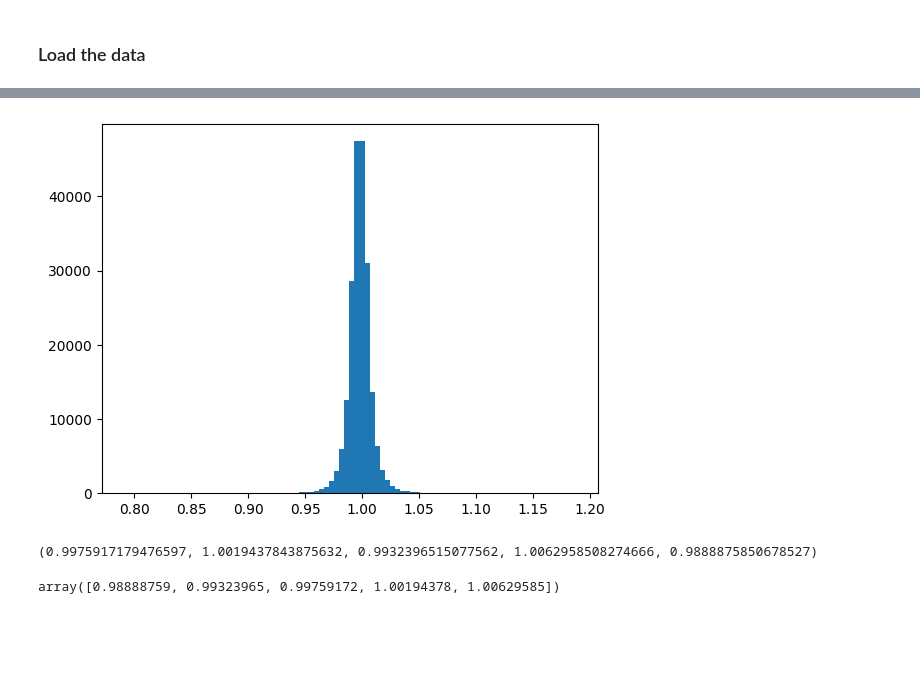
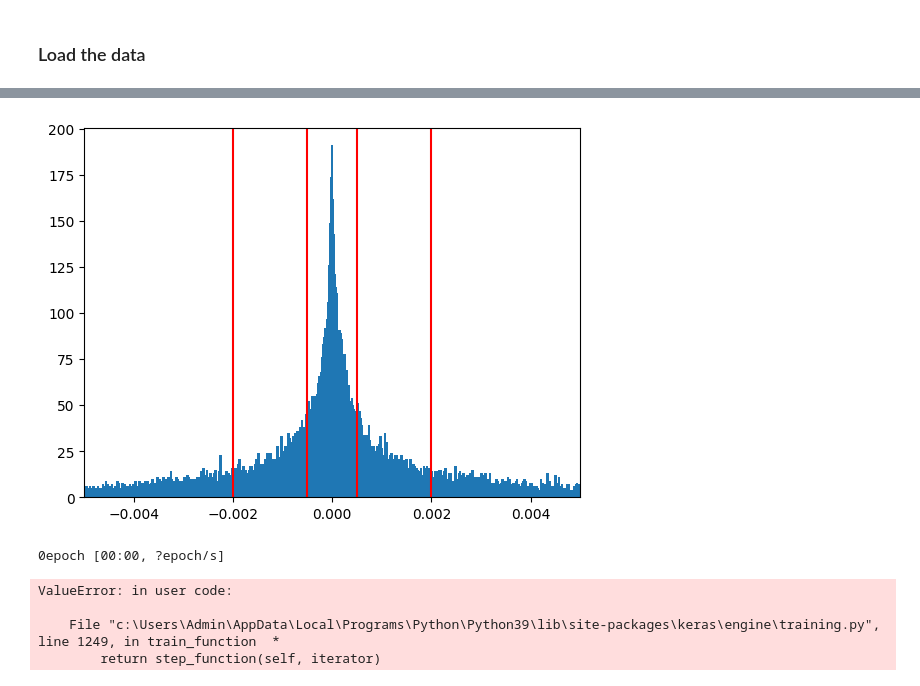
Before and after one commit to dtungpka/CPC5, a Jupyter notebook: Training.ipynb, the cells around one changed output, grey strips where cells are left out. Saved outputs shown, nothing was run; the diff lists cells and outputs as text; code cells hidden in the pictures; blank space fills up the shorter version.

```diff
--- a/Training.ipynb
+++ b/Training.ipynb
@@ -31,16 +31,3 @@ array([<AxesSubplot: >, <AxesSubplot: >, <AxesSubplot: >, <AxesSubplot: >],
 #to numpy
 X_data_raw = X_data_raw.to_numpy()
 Y_data_raw = Y_data_raw.to_numpy()
-# %%
-#normalize data
-
-
-Y_data_raw = Y_data_raw[1:,:] / Y_data_raw[:-1,:]
-''' Get the delta of the price, and normalize it by the previous price'''
-#plot histogram of the data
-hist, bin_edges = np.histogram(Y_data_raw, bins=100)
-plt.bar(bin_edges[:-1], hist, width = 0.01)
-plt.xlim(min(bin_edges), max(bin_edges))
-plt.show()
-# %% [output]
-[figure, removed]
@@ -58,15 +34,26 @@ range_of_most_common_data = (np.min(top_bin_edges), np.max(top_bin_edges))
-# %%
-#get the most 5 common ranges
-hist, bin_edges = np.histogram(Y_data_raw, bins=100)
-hist = hist.tolist()
-bin_edges = bin_edges.tolist()
-hist = hist[1:]
-bin_edges = bin_edges[1:]
-hist, bin_edges = zip(*sorted(zip(hist, bin_edges), reverse=True))
-hist = hist[:5]
-bin_edges = bin_edges[:5]
-print(bin_edges)
-np.sort(bin_edges)
-# %% [output]
-(0.9975917179476597, 1.0019437843875632, 0.9932396515077562, 1.0062958508274666, 0.9888875850678527)
-array([0.98888759, 0.99323965, 0.99759172, 1.00194378, 1.00629585])
+# %%
+#normalize data
+SCALE_FACTOR = .000005
+THRESHOLDS = [-0.002,-0.0005, 0.0005, 0.002]
+#Y label: open high low close
+X_data = (X_data_raw[:,1] - X_data_raw[:,2]) * (X_data_raw[:,3] - X_data_raw[:,0])
+Y_data = (Y_data_raw[:,1] - Y_data_raw[:,2]) * (Y_data_raw[:,3] - Y_data_raw[:,0])
+
+#plot Y
+
+#normalize Y to -1 to 1
+Y_data = Y_data / np.max(np.abs(Y_data))
+
+
+#plot histogram of the data
+hist, bin_edges = np.histogram(Y_data, bins=np.arange(-SCALE_FACTOR*1000,SCALE_FACTOR*1000,SCALE_FACTOR))
+plt.bar(bin_edges[:-1], hist, width = SCALE_FACTOR*10)
+plt.xlim(min(bin_edges), max(bin_edges))
+
+#draw thresholds
+for threshold in THRESHOLDS:
+    plt.axvline(x=threshold, color='r')
+
+plt.show()
+# %% [output]
+[figure, added]
@@ -72,0 +85,9 @@ array([0.98888759, 0.99323965, 0.99759172, 1.00194378, 1.00629585])
+# %%
+model = DNN.create_model(LAYERS,ACTIVATION)
+parameters = DNN.train_model(model, X_train, y_train, X_test, y_test, epochs=ITERATIONS, batch_size=32)
+# %% [output]
+0epoch [00:00, ?epoch/s]
+ValueError: in user code:
+
+    File "c:\Users\Admin\AppData\Local\Programs\Python\Python39\lib\site-packages\keras\engine\training.py", line 1249, in train_function  *
+        return step_function(self, iterator)
```
Also changed, not shown: parts of 8 cells of this notebook, 2 other files.
